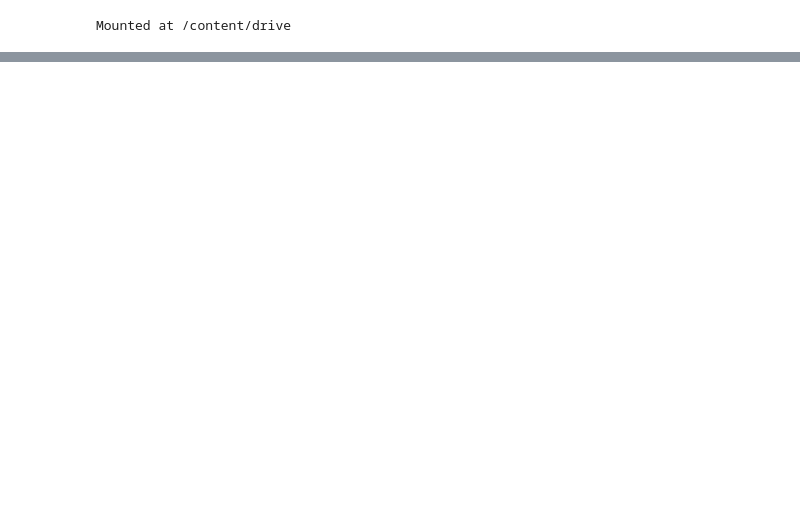
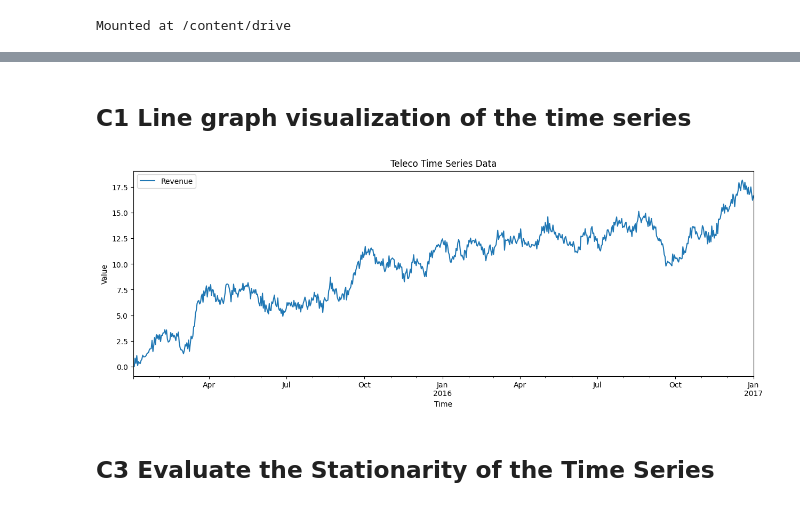
Before and after one commit to cfreeman22/D213, a Jupyter notebook: D213_task1.ipynb, the cells around one changed output, grey strips where cells are left out. Cells and saved outputs as stored; diff of their text form; code cells hidden in the pictures; blank space fills up the shorter version.

```diff
--- a/D213_task1.ipynb
+++ b/D213_task1.ipynb
@@ -39,0 +36,5 @@ data.tail()
+# %%
+# Setting the Day column as the index for easier processing
+# Since there is no starting date mentioned, let us assume the first date of operation was Jan 1st, 2017
+data.set_index('Day',inplace=True)
+data.index=pd.to_datetime(data.index, unit = 'D', origin = '2017-01-01')
@@ -39,0 +47,13 @@ data.tail()
+# %% [markdown]
+## __C1 Line graph visualization of the time series__
+# %%
+# Plotting the time series
+data.plot(figsize=(15, 5))
+plt.title("Teleco Time Series Data")
+plt.xlabel("Time")
+plt.ylabel("Value")
+plt.show()
+# %% [output]
+[figure, added]
+# %% [markdown]
+## __C3 Evaluate the Stationarity of the Time Series__
```
Also changed, not shown: parts of 8 cells of this notebook.
